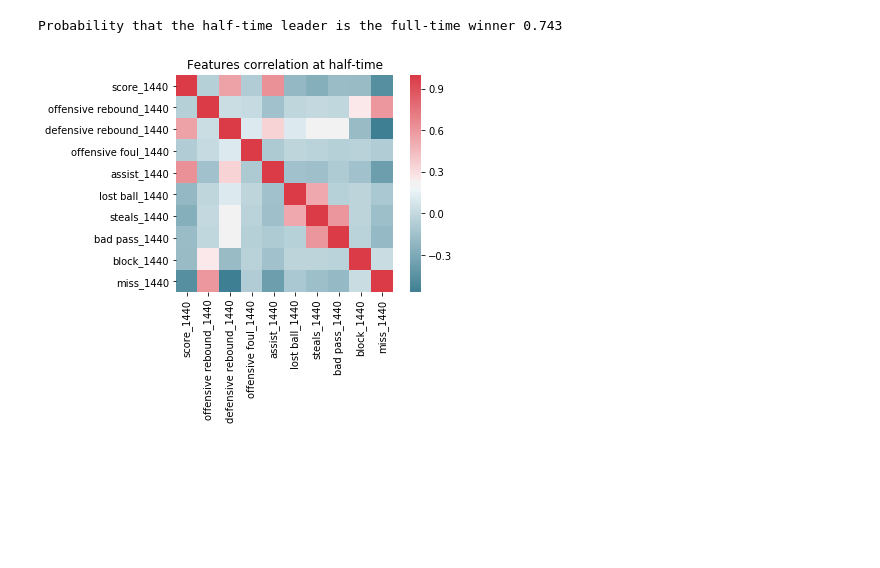
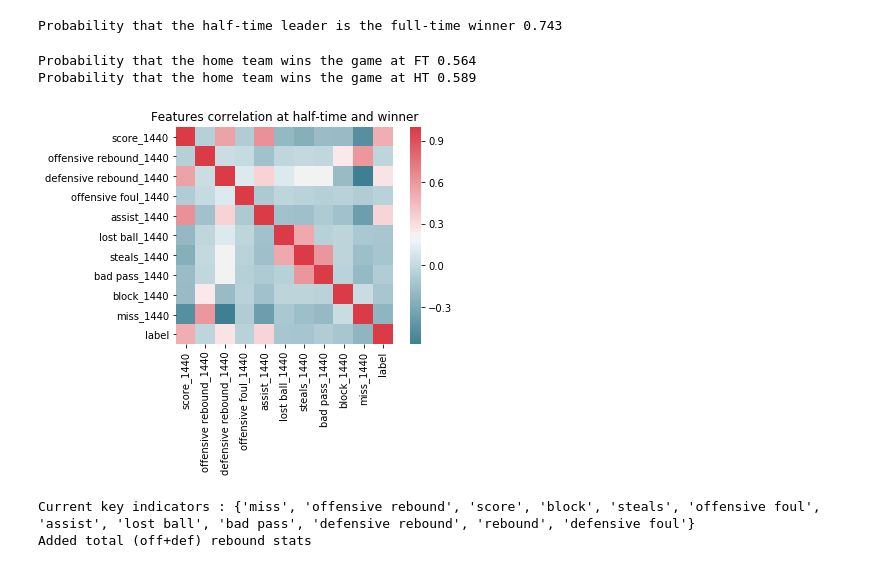
Before and after one commit to alexattia/ChallengeData, a Jupyter notebook: Exploration.ipynb, the cells around one changed output. Saved outputs shown, nothing was run; the diff lists cells and outputs as text; code cells hidden in the pictures; blank space fills up the shorter version.

Commit message:
Exploratory stats

```diff
--- a/Exploration.ipynb
+++ b/Exploration.ipynb
@@ -37,10 +37,37 @@ same_mt_f = df_tot[((df_tot.score_1440 <= 0) & (df_tot.label == 0)) | ((df_tot.s
 print('Probability that the half-time leader is the full-time winner %.3f' % (len(same_mt_f)/len(df_tot)))
 # %% [output]
 Probability that the half-time leader is the full-time winner 0.743
+# %%
+print('Probability that the home team wins the game at FT %.3f' % (len(df_tot[df_tot.label == 0])/len(df_tot)))
+print('Probability that the home team wins the game at HT %.3f' % (len(df_tot[df_tot.score_1440 <= 0])/len(df_tot)))
+# %% [output]
+Probability that the home team wins the game at FT 0.564
+Probability that the home team wins the game at HT 0.589
 # %%
-corr_ht = df[[k for k in df.columns if '1440' in k and 'defensive foul' not in k]].corr()
+corr_ht = df_tot[[k for k in df_tot.columns if '1440' in k and 'defensive foul' not in k]+['label']].corr()
 sns.heatmap(corr_ht, mask=np.zeros_like(corr_ht, dtype=np.bool), cmap=sns.diverging_palette(220, 10, as_cmap=True),
             square=True)
-_ = plt.title('Features correlation at half-time')
+_ = plt.title('Features correlation at half-time and winner')
 # %% [output]
-[figure, old version]
+[figure, new version]
+# %%
+# Add new stats
+ki = set([k.split('_')[0] for k in df_tot.columns if k not in ['label', 'ID']])
+print('Current key indicators :', ki)
+
+# Add total rebound
+for k in range(1,1441):
+    df_tot['rebound_%d' % k] = df_tot['offensive rebound_%d' % k] + df_tot['defensive rebound_%d' % k]
+
+# Re-sort columns
+def sorter(x):
+    if x not in ['label', 'ID']:
+        return int(x.split('_')[1])
+    else:
+        return 0
+
+df_tot = df_tot[sorted(df_tot.columns, key=sorter)]
+print('Added total (off+def) rebound stats')
+# %% [output]
+Current key indicators : {'miss', 'offensive rebound', 'score', 'block', 'steals', 'offensive foul', 'assist', 'lost ball', 'bad pass', 'defensive rebound', 'rebound', 'defensive foul'}
+Added total (off+def) rebound stats
```
